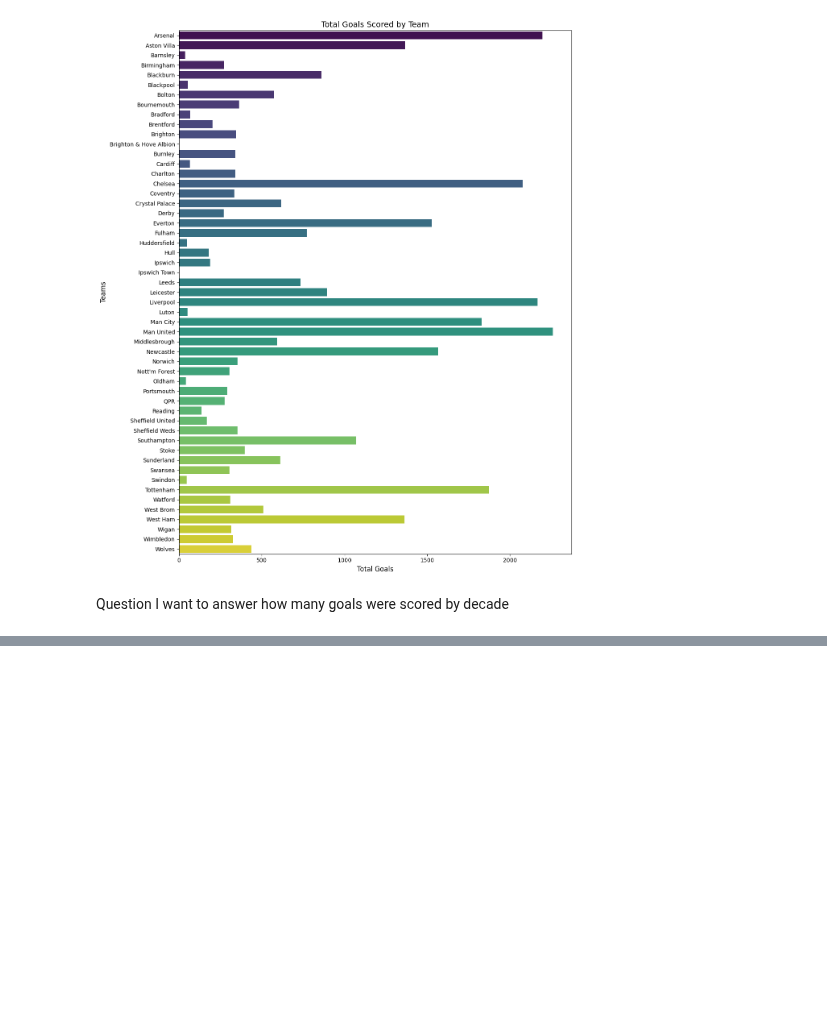
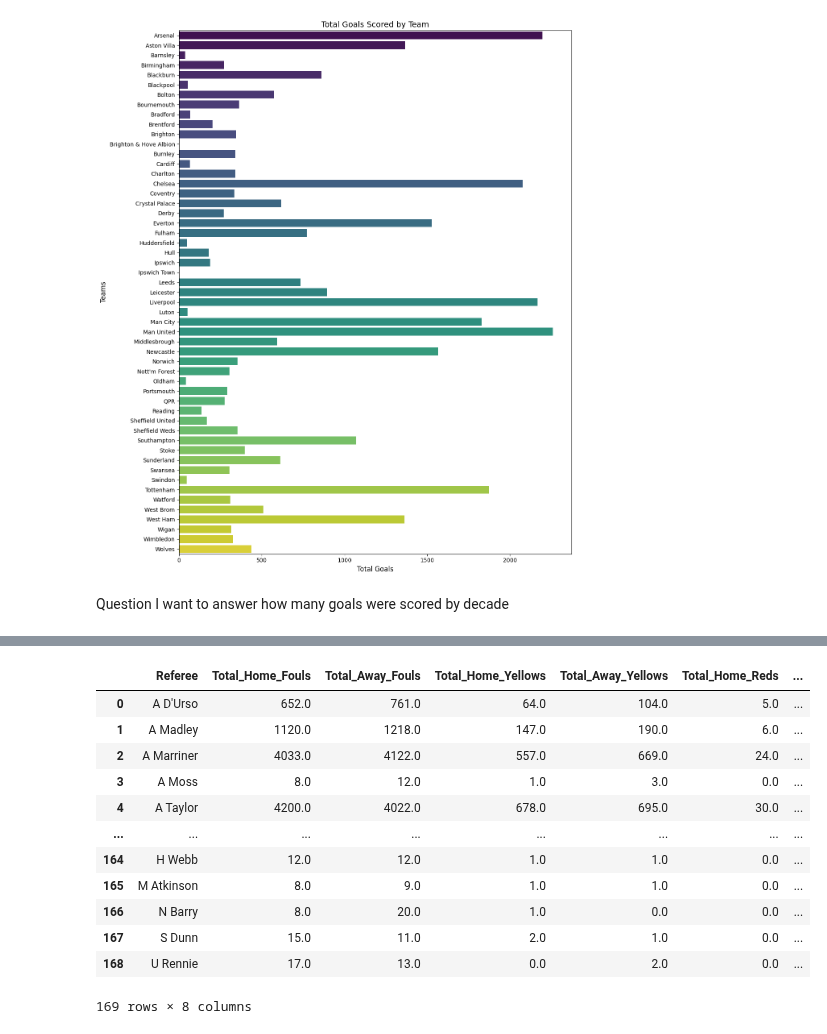
Before and after one commit to RaulBSanchez/PremierLeagueData, a Jupyter notebook: notebook49901bb43c.ipynb, the cells around one changed output, grey strips where cells are left out. Cells and saved outputs as stored; diff of their text form; code cells hidden in the pictures; blank space fills up the shorter version.

```diff
--- a/notebook49901bb43c.ipynb
+++ b/notebook49901bb43c.ipynb
@@ -316,0 +313,11 @@ Chart a graph of the goals scored over the years
+# %%
+#ref_stats = pl_ref.groupby('Referee')[['H Fouls', 'A Fouls', 'H Yellow', 'A Yellow', 'H Red', 'A Red']].sum()
+ref_stats = pl_table_subset.groupby('Referee').agg(
+    Total_Home_Fouls=('H Fouls', 'sum'),
+    Total_Away_Fouls=('A Fouls', 'sum'),
+    Total_Home_Yellows=('H Yellow', 'sum'),
+    Total_Away_Yellows=('A Yellow', 'sum'),
+    Total_Home_Reds=('H Red','sum'),
+    Total_Away_Reds=('A Red', 'sum'),
+    Game_Count=('Referee', 'count')  # Counting occurrences of each referee
+).reset_index()
@@ -316,0 +336,16 @@ Chart a graph of the goals scored over the years
+# %%
+ref_stats
+# %% [output]
+|  | Referee | Total_Home_Fouls | Total_Away_Fouls | Total_Home_Yellows | Total_Away_Yellows | Total_Home_Reds | ... |
+| 0 | A D'Urso | 652.0 | 761.0 | 64.0 | 104.0 | 5.0 | ... |
+| 1 | A Madley | 1120.0 | 1218.0 | 147.0 | 190.0 | 6.0 | ... |
+| 2 | A Marriner | 4033.0 | 4122.0 | 557.0 | 669.0 | 24.0 | ... |
+| 3 | A Moss | 8.0 | 12.0 | 1.0 | 3.0 | 0.0 | ... |
+| 4 | A Taylor | 4200.0 | 4022.0 | 678.0 | 695.0 | 30.0 | ... |
+| ... | ... | ... | ... | ... | ... | ... | ... |
+| 164 | H Webb | 12.0 | 12.0 | 1.0 | 1.0 | 0.0 | ... |
+| 165 | M Atkinson | 8.0 | 9.0 | 1.0 | 1.0 | 0.0 | ... |
+| 166 | N Barry | 8.0 | 20.0 | 1.0 | 0.0 | 0.0 | ... |
+| 167 | S Dunn | 15.0 | 11.0 | 2.0 | 1.0 | 0.0 | ... |
+| 168 | U Rennie | 17.0 | 13.0 | 0.0 | 2.0 | 0.0 | ... |
+169 rows × 8 columns
```
Also changed, not shown: parts of 15 cells of this notebook.
